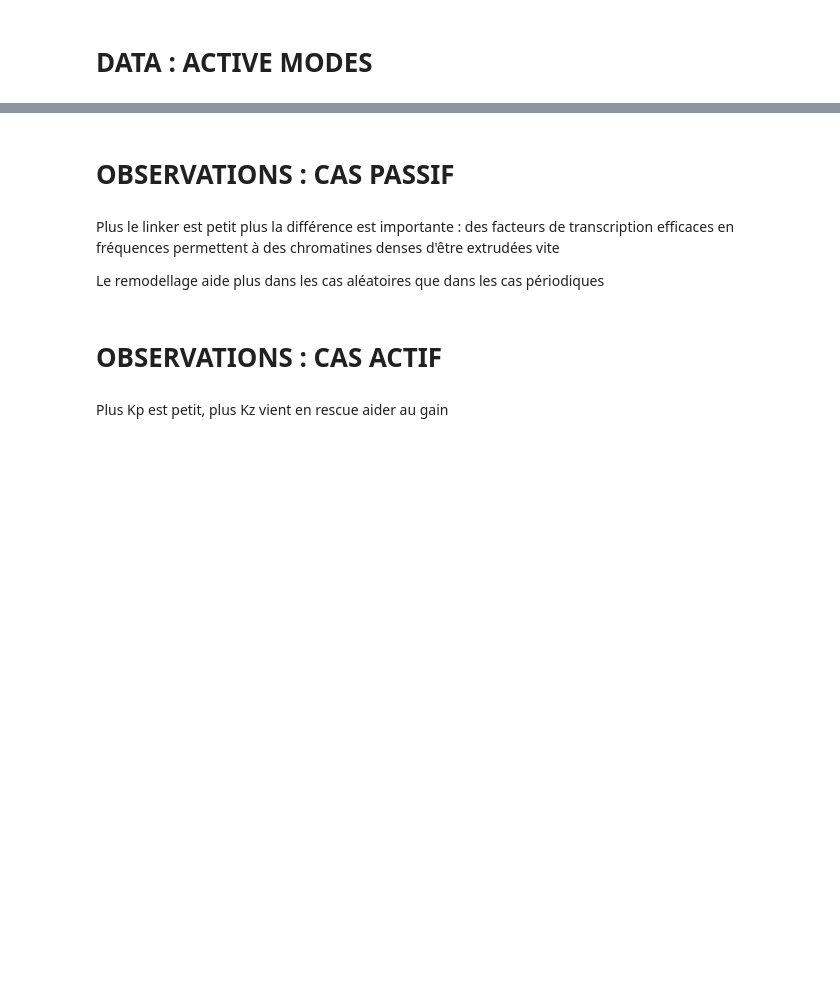
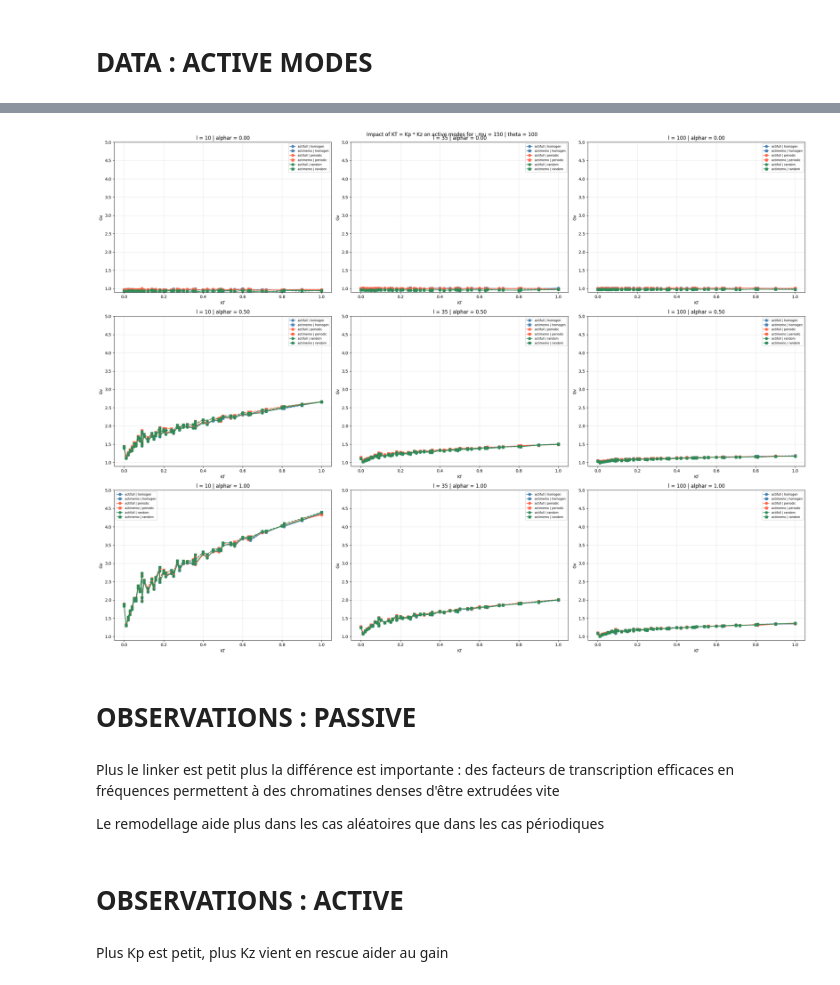
Before and after one commit to npelletbossot/Workspace, a Jupyter notebook: notebooks/work/fact.ipynb, the cells around one changed output, grey strips where cells are left out. Drawn from its saved outputs; the diff is of its cells as text; code cells hidden in the pictures; blank space fills up the shorter version.

```diff
--- a/notebooks/work/fact.ipynb
+++ b/notebooks/work/fact.ipynb
@@ -823,10 +816,85 @@ plt.show()
+# %%
+# ── DataFrame ───────────────────────────────────────────────────────────
+# Fixed Values
+acti_modes = ["actifull", "actimemo"]
+ls         = np.unique(df_all["l"].to_numpy())
+alphars    = [0.00, 0.50, 1.00]
+mu         = 150
+theta      = 100
+
+df_acti = (
+    df_all.clone()
+    .with_columns(
+        (pl.col("Kp") * pl.col("Kz")).alias("KT")
+    )
+    .filter(
+        (pl.col("mu") == mu) &
+        (pl.col("theta") == theta) &
+        (pl.col("mode").is_in(acti_modes))
+    )
+)
+
+# Value
+value = "Gv"
+
+# ── Style maps ───────────────────────────────────────────────────────────
+landscapes  = sorted(df_acti["landscape"].unique().to_list())
+land_colors = {land: color for land, color in zip(landscapes, ["steelblue", "tomato", "seagreen"])}
+mode_styles = {"actifull": ("o", "-"), "actimemo": ("s", "--")}
+
+# ── Plot ─────────────────────────────────────────────────────────────────
+fig, axes = plt.subplots(nrows=len(alphars), ncols=len(ls), figsize=(24, 6 * len(alphars)))
+fig.suptitle(
+    "Impact of KT = Kp * Kz on active modes for : "
+    f"mu = {mu} | theta = {theta}"
+)
+
+for row, alphar in enumerate(alphars):
+    for col, l in enumerate(ls):
+        ax = axes[row, col]
+        ax.set_title(f"l = {l} | alphar = {alphar:.2f}")
+        for land in landscapes:
+            for mode in acti_modes:
+                marker, linestyle = mode_styles[mode]
+                df_plot = (
+                    df_acti
+                    .filter(
+                        (pl.col("alphar").is_close(alphar)) &
+                        (pl.col("l") == l) &
+                        (pl.col("landscape") == land) &
+                        (pl.col("mode") == mode)
+                    )
+                    .group_by("KT")
+                    .agg(pl.col(value).mean())
+                    .sort("KT")
+                )
+                if df_plot.is_empty():
+                    print(f"[WARN] No data for alphar={alphar}, l={l}, land={land}, mode={mode}")
+                    continue
+                x = df_plot["KT"].to_numpy()
+                y = df_plot[value].to_numpy()
+                ax.plot(x, y,
+                        color=land_colors[land],
+                        marker=marker,
+                        linestyle=linestyle,
+                        label=f"{mode} | {land}")
+        ax.set_xlabel("KT")
+        ax.set_ylabel(value)
+        ax.set_ylim([0.90, 5.00])
+        ax.grid(True, alpha=0.30)
+        ax.legend(fontsize=7)
+
+plt.tight_layout()
+plt.show()
+# %% [output]
+[figure, added]
 # %% [markdown]
-# OBSERVATIONS : CAS PASSIF
+# OBSERVATIONS : PASSIVE
 # %% [markdown]
 Plus le linker est petit plus la différence est importante : des facteurs de transcription efficaces en fréquences permettent à des chromatines denses d'être extrudées vite
 
 Le remodellage aide plus dans les cas aléatoires que dans les cas périodiques
 # %% [markdown]
-# OBSERVATIONS : CAS ACTIF
+# OBSERVATIONS : ACTIVE
 # %% [markdown]
 Plus Kp est petit, plus Kz vient en rescue aider au gain
```
Also changed, not shown: parts of 4 cells of this notebook.
